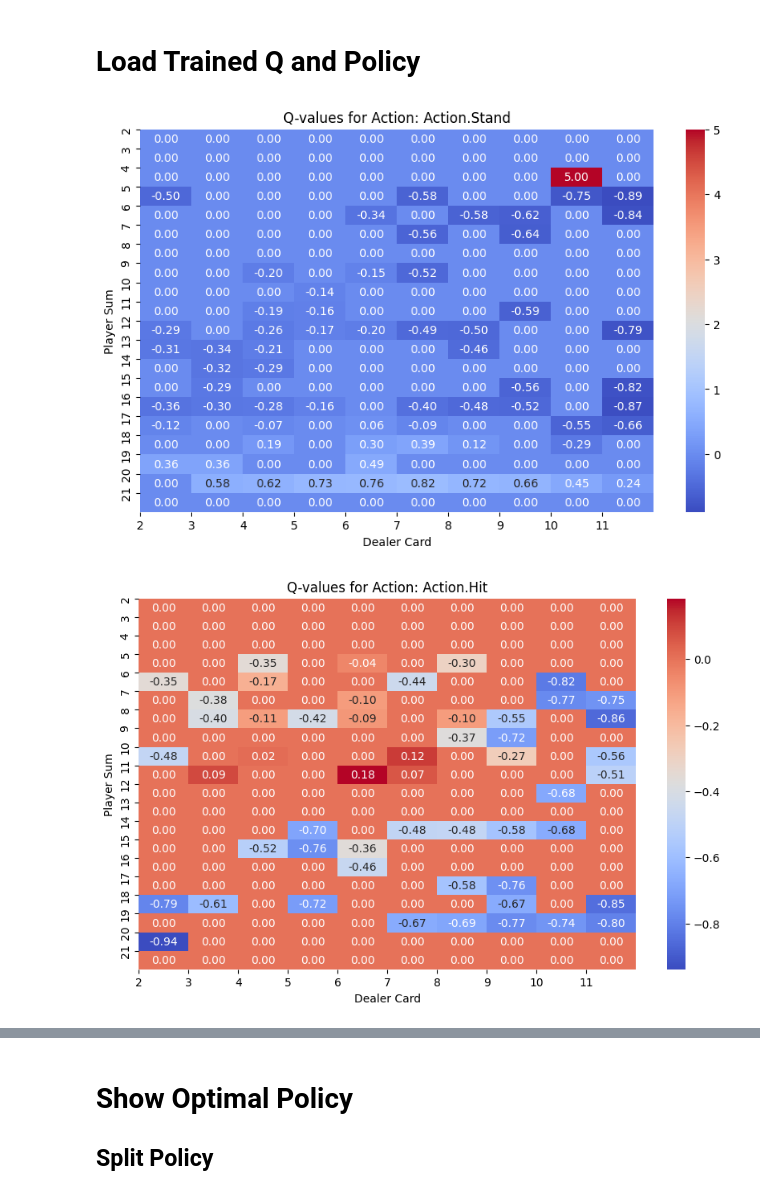
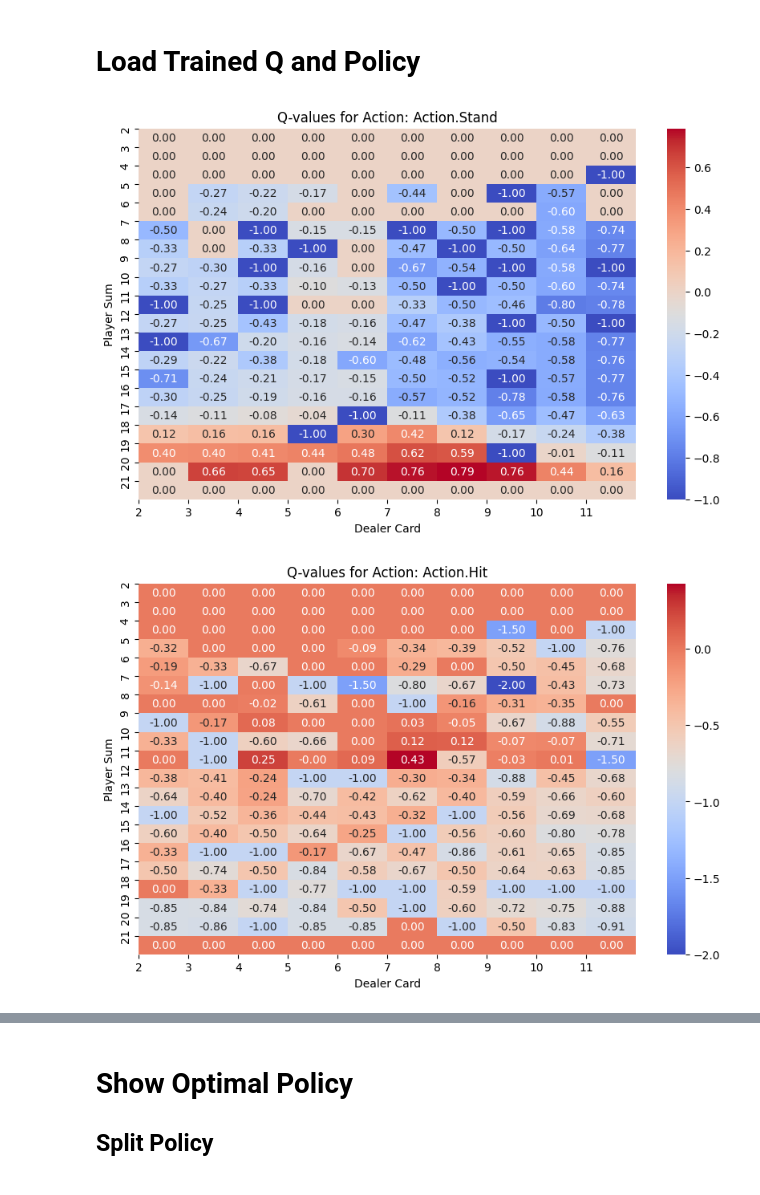
Before and after one commit to Horizon-42/black_jack, a Jupyter notebook: analysis.ipynb, the cells around one changed output, grey strips where cells are left out. Drawn from its saved outputs; the diff is of its cells as text; code cells hidden in the pictures.

```diff
--- a/analysis.ipynb
+++ b/analysis.ipynb
@@ -27,34 +27,34 @@ import seaborn as sns
 player_sums = range(2, 22)  # player sums from 2 to 21
 dealer_cards = range(2, 12)
 
 # action tables
 action_tables = {}
 for action in [Action.Stand, Action.Hit, Action.Double]:
     action_tables[action] = np.zeros((len(player_sums), len(dealer_cards)))
     for i, player_sum in enumerate(player_sums):
         for j, dealer_card_value in enumerate(dealer_cards):
             state = BaseState(
                 player_sum=player_sum,
                 dealer_card=dealer_card_value,
                 usible_ace=False,
                 splitable=False
             )
-            if (state, action) in Q:
-                action_tables[action][i, j] = Q[(state, action)]
+            if state in Q and action in Q[state]:
+                action_tables[action][i, j] = Q[state][action]
 
 
 for action, table in action_tables.items():
     plt.figure(figsize=(10, 6))
     # plt.imshow(table, cmap='hot', interpolation='nearest')
     sns.heatmap(table, annot=True, fmt=".2f", cmap='coolwarm', cbar=True,
                 xticklabels=dealer_cards, yticklabels=player_sums)
     # plt.colorbar(label='Q-value')
     plt.title(f'Q-values for Action: {action}')
     plt.xlabel('Dealer Card')
     plt.ylabel('Player Sum')
     plt.xticks(ticks=np.arange(len(dealer_cards)), labels=dealer_cards)
     plt.yticks(ticks=np.arange(len(player_sums)), labels=player_sums)
     plt.show()
 # %% [output]
-[figure, old version]
+[figure, new version]
-[figure, old version]
+[figure, new version]
```
Also changed, not shown: parts of 5 cells of this notebook, 19 other files.
